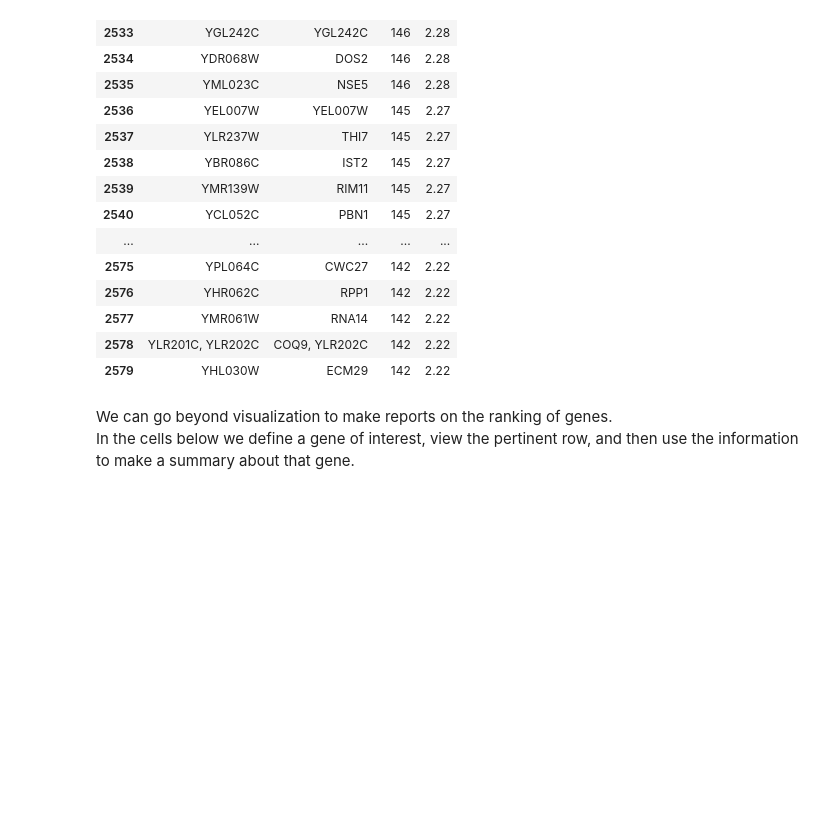
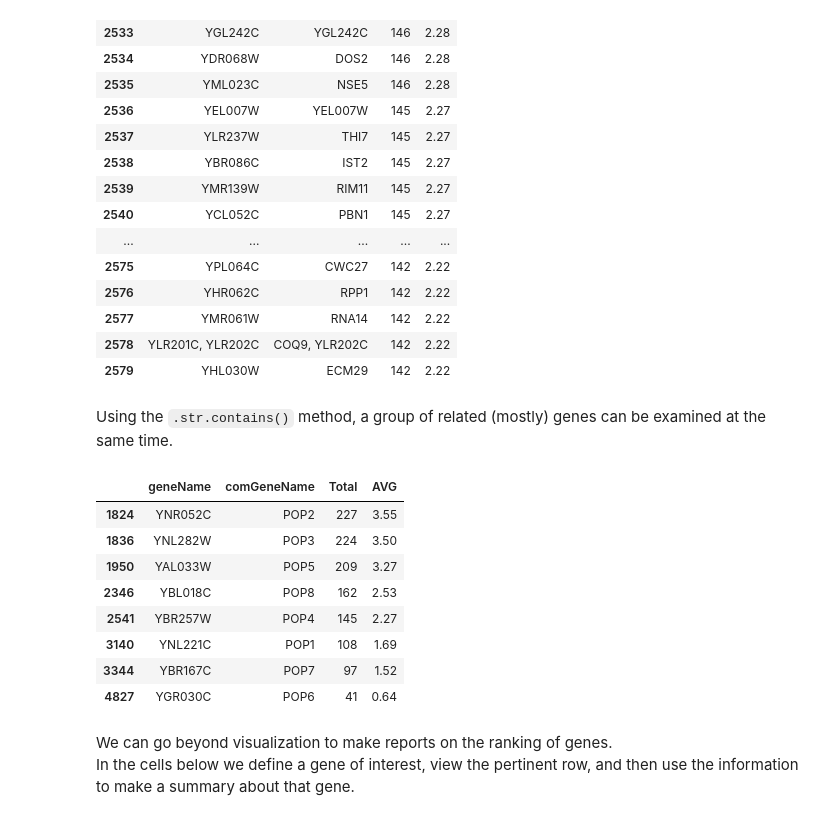
Before and after one commit to fomightez/BY4741_yscRNA-seq_suppl_data-binderized, a Jupyter notebook: index.ipynb, the cells around one changed output. Drawn from its saved outputs; the diff is of its cells as text; code cells hidden in the pictures; blank space fills up the shorter version.

```diff
--- a/index.ipynb
+++ b/index.ipynb
@@ -148,6 +148,20 @@ just_sum_SORTED_df.iloc[2531:2580]
 | 2577 | YMR061W | RNA14 | 142 | 2.22 |
 | 2578 | YLR201C, YLR202C | COQ9, YLR202C | 142 | 2.22 |
 | 2579 | YHL030W | ECM29 | 142 | 2.22 |
+# %% [markdown]
+Using the `.str.contains()` method, a group of related (mostly) genes can be examined at the same time.
+# %%
+just_sum_SORTED_df[just_sum_SORTED_df.comGeneName.str.contains("POP")]
+# %% [output]
+|  | geneName | comGeneName | Total | AVG |
+| 1824 | YNR052C | POP2 | 227 | 3.55 |
+| 1836 | YNL282W | POP3 | 224 | 3.50 |
+| 1950 | YAL033W | POP5 | 209 | 3.27 |
+| 2346 | YBL018C | POP8 | 162 | 2.53 |
+| 2541 | YBR257W | POP4 | 145 | 2.27 |
+| 3140 | YNL221C | POP1 | 108 | 1.69 |
+| 3344 | YBR167C | POP7 | 97 | 1.52 |
+| 4827 | YGR030C | POP6 | 41 | 0.64 |
 # %% [markdown]
 We can go beyond visualization to make reports on the ranking of genes.
 In the cells below we define a gene of interest, view the pertinent row, and then use the information to make a summary about that gene.
```
Also changed, not shown: parts of 2 cells of this notebook.
